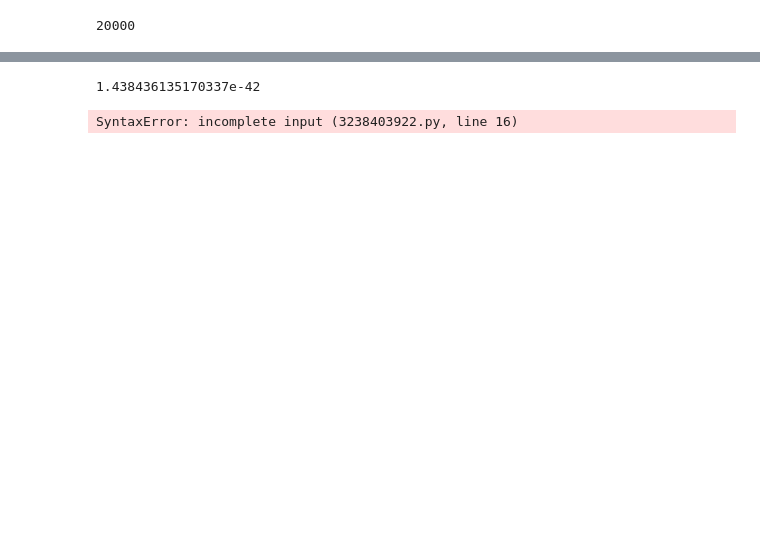
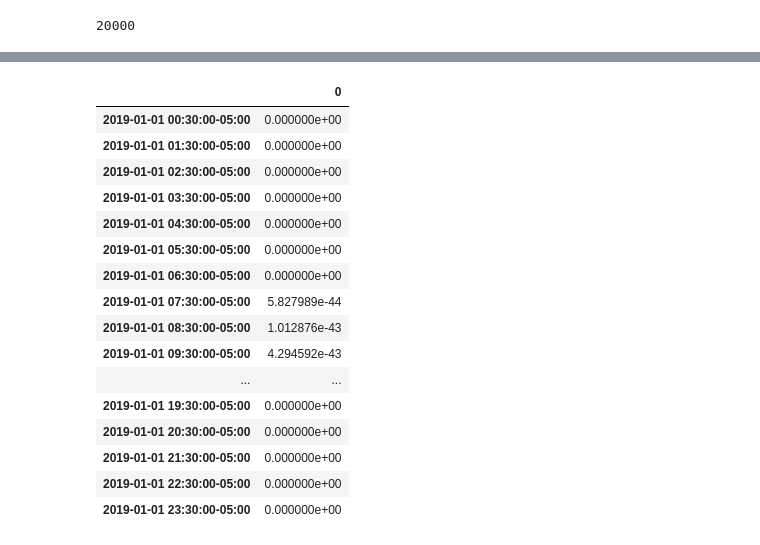
Before and after one commit to tobin-ford/Monte-Carlo, a Jupyter notebook: monte-carlo.ipynb, the cells around one changed output, grey strips where cells are left out. Saved outputs shown, nothing was run; the diff lists cells and outputs as text; code cells hidden in the pictures; blank space fills up the shorter version.

```diff
--- a/monte-carlo.ipynb
+++ b/monte-carlo.ipynb
@@ -140,6 +140,6 @@ def mikeArrhenius(weather_df, samples):
     d = np.exp(samples['R0']) * np.exp((samples['Ea'] / 8.31446261815324E-03) / (273.15 + weather_df['temp_air'])) * (weather_df['ghi'] / 1000 ** samples['X'])
 
 
-    d.mean()
+    #d.mean()
 
-    return d
+    return pd.DataFrame(d)
@@ -168,20 +145,0 @@ dtype: float64
-# %%
-temp.mean()
-# %% [output]
-1.438436135170337e-42
-# %%
-# is T cell temp, it has the correct number of entries as the number of times kempe looped
-# what should I be using for irrandiance?
-# kempe seems to be using POA Sky Diffuse(W/m²)
-
-irr_sky_diffuse = poa_irradiance['poa_sky_diffuse']
-
-placeholder_df = pd.DataFrame()
-
-
-for i in range(n):
-    Ea1 = Ea[i] / 8.31446261815324E-03 # something to do with boltzman's constant, reduces number of calculations in loop
-
-    for j in range(8760): # this might supposed to be 0-8760 noninclusive not sure because kempe did it this way
-# %% [output]
-SyntaxError: incomplete input (3238403922.py, line 16)
@@ -187,0 +166,20 @@ SyntaxError: incomplete input (3238403922.py, line 16)
+# %%
+temp1.head(24)
+# %% [output]
+|  | 0 |
+| 2019-01-01 00:30:00-05:00 | 0.000000e+00 |
+| 2019-01-01 01:30:00-05:00 | 0.000000e+00 |
+| 2019-01-01 02:30:00-05:00 | 0.000000e+00 |
+| 2019-01-01 03:30:00-05:00 | 0.000000e+00 |
+| 2019-01-01 04:30:00-05:00 | 0.000000e+00 |
+| 2019-01-01 05:30:00-05:00 | 0.000000e+00 |
+| 2019-01-01 06:30:00-05:00 | 0.000000e+00 |
+| 2019-01-01 07:30:00-05:00 | 5.827989e-44 |
+| 2019-01-01 08:30:00-05:00 | 1.012876e-43 |
+| 2019-01-01 09:30:00-05:00 | 4.294592e-43 |
+| ... | ... |
+| 2019-01-01 19:30:00-05:00 | 0.000000e+00 |
+| 2019-01-01 20:30:00-05:00 | 0.000000e+00 |
+| 2019-01-01 21:30:00-05:00 | 0.000000e+00 |
+| 2019-01-01 22:30:00-05:00 | 0.000000e+00 |
+| 2019-01-01 23:30:00-05:00 | 0.000000e+00 |
```
Also changed, not shown: parts of 9 cells of this notebook.
